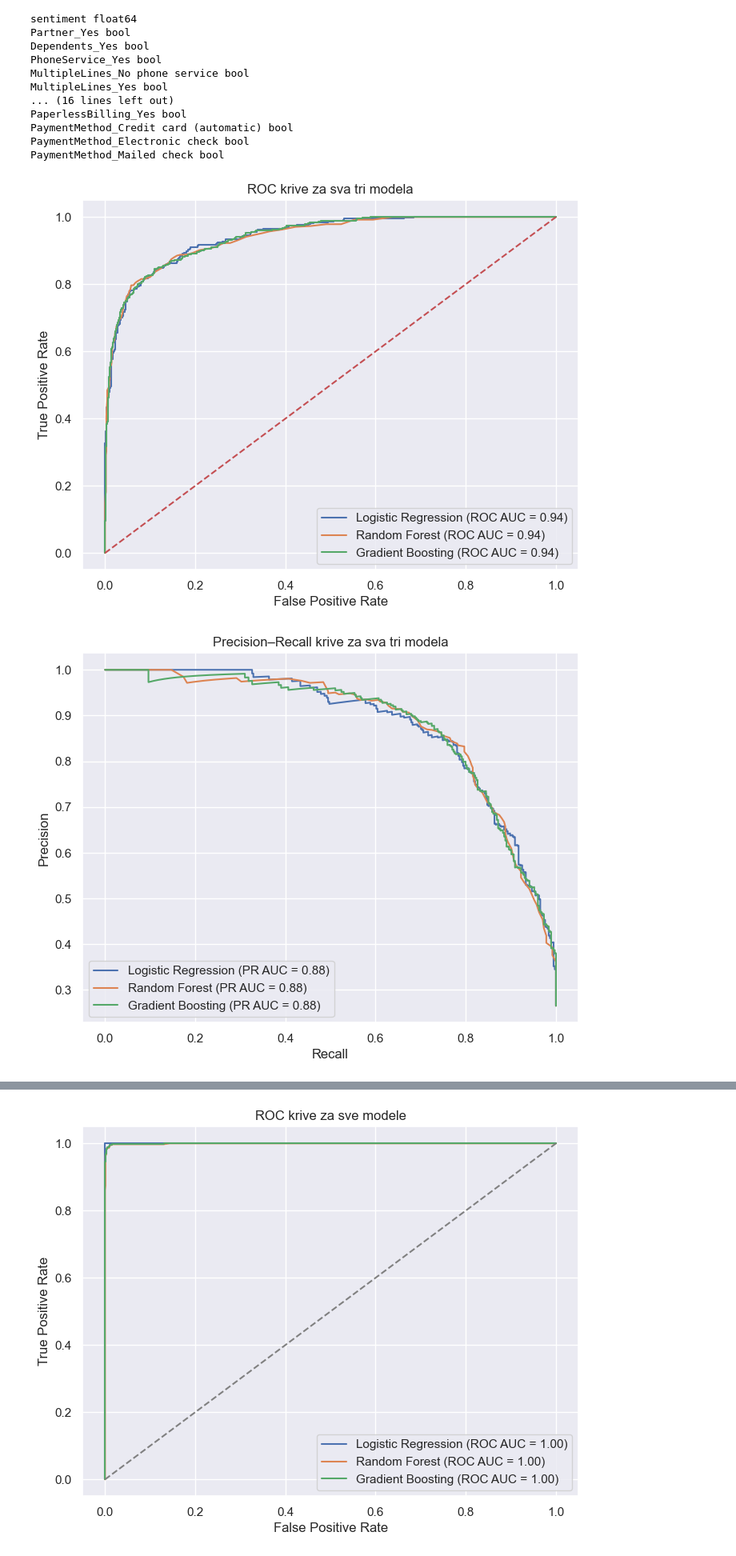
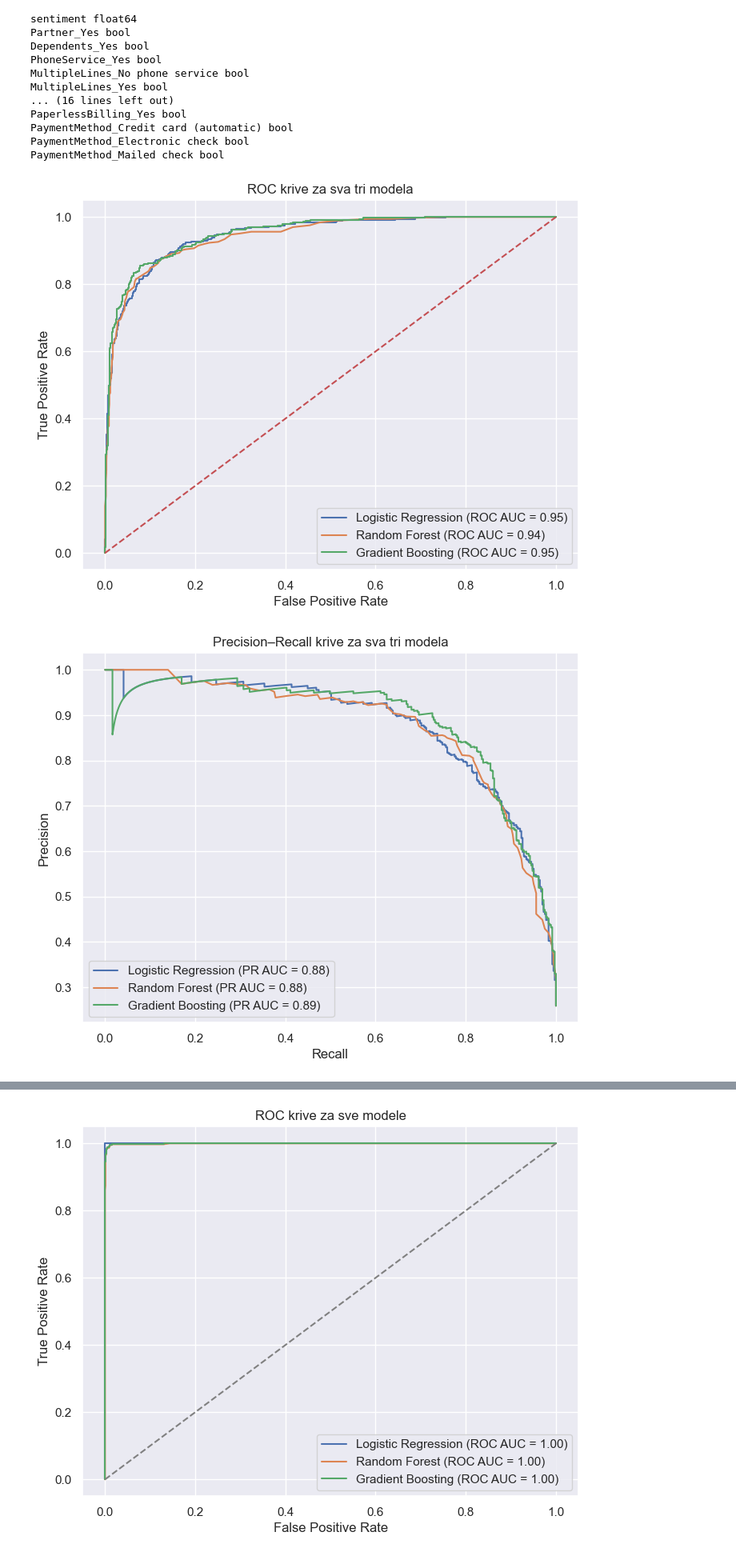
Before and after one commit to TeodoraTrkulja/Master-rad-Teodora, a Jupyter notebook: main_script.ipynb, the cells around one changed output, grey strips where cells are left out. Shown at 80% size. Drawn from its saved outputs; the diff is of its cells as text; code cells hidden in the pictures.

```diff
--- a/main_script.ipynb
+++ b/main_script.ipynb
@@ -440,9 +460,20 @@ train_processed = train_processed.drop('Churn', axis=1)
 #Ne nose nikakvu informaciju
 train_processed = train_processed.drop('gender', axis=1)
 train_processed = train_processed.drop('PromptInput', axis=1)
+
+
+#test dataset
+test_processed = test_processed.drop('customerID', axis=1)
+test_processed = test_processed.drop('HasFeedback', axis=1)
+test_processed = test_processed.drop('TotalCharges', axis=1)
+test_processed = test_processed.drop('Churn', axis=1)
+
+#Ne nose nikakvu informaciju
+test_processed = test_processed.drop('gender', axis=1)
+test_processed = test_processed.drop('PromptInput', axis=1)
 # %%
-for col in train_processed.columns:
-    print(col, train_processed[col].dtype)
+for col in test_processed.columns:
+    print(col, test_processed[col].dtype)
 # %% [output]
 SeniorCitizen int64
 Partner str
@@ -472,6 +503,10 @@ categorical_cols = [
 train_encoded = pd.get_dummies(train_processed,
                                columns=categorical_cols,
                                drop_first=True)
+
+test_encoded = pd.get_dummies(test_processed,
+                               columns=categorical_cols,
+                               drop_first=True)
 # %%
 train_encoded.head(1)
 # %% [output]
@@ -511,9 +546,12 @@ scaler = StandardScaler()
 train_scaled = train_encoded.copy()
 
 # Skaliramo numeričke kolone
-train_scaled[numeric_cols_clean] = scaler.fit_transform(train_scaled[numeric_cols_clean])
+scaler.fit(train_scaled[numeric_cols_clean])
+train_scaled[numeric_cols_clean] = scaler.transform(train_scaled[numeric_cols_clean])
+test_scaled = test_encoded.copy()
+test_scaled[numeric_cols_clean] = scaler.transform(test_scaled[numeric_cols_clean])
 
 # Provera: min, max i srednja vrednost
-train_scaled[numeric_cols_clean].describe()
+test_scaled[numeric_cols_clean].describe()
 # %% [output]
 |  | tenure | MonthlyCharges | feedback_length |
@@ -576,16 +626,14 @@ import seaborn as sns
 
 
 # ---- Dataset ----
-input_without_feedback = train_scaled.drop(["ChurnBinary", "CustomerFeedback"], axis=1)
-output_without_feedback = train_scaled["ChurnBinary"]
 
-input_train, input_test, output_train, output_test = train_test_split(
-    input_without_feedback,
-    output_without_feedback,
-    test_size=0.2,
-    random_state=42,
-    stratify=output_without_feedback
-)
+# ---- TRAIN ----
+input_train = train_scaled.drop(["ChurnBinary", "CustomerFeedback"], axis=1)
+output_train = train_scaled["ChurnBinary"]
+
+# ---- TEST ----
+input_test = test_scaled.drop(["ChurnBinary", "CustomerFeedback"], axis=1)
+output_test = test_scaled["ChurnBinary"]
 
 
 # ---- Lista modela ----
@@ -686,33 +734,33 @@ for name, model in models.items():
     cm = confusion_matrix(output_test, pred_test)
 
     plt.figure(figsize=(5,4))
     sns.heatmap(cm, annot=True, fmt="d", cmap="Blues")
     plt.title(f"{name} - Confusion Matrix")
     plt.ylabel("Actual")
     plt.xlabel("Predicted")
     plt.show()
 
     # Feature importance (samo za RF i GB)
     if name in ["Random Forest", "Gradient Boosting"]:
 
         importances = pd.Series(model.feature_importances_,
                                 index=input_train.columns)
 
         importances.sort_values().plot(kind="barh", figsize=(10,6))
         plt.title(f"{name} - Feature Importance")
         plt.show()
 
     results[name] = f1_test
 
 
 # ---- Rezime ----
 print("\n==============================")
 print("Test F1-score Summary:")
 print("==============================")
 
 for name, score in results.items():
     print(f"{name}: {score:.3f}")
 # %% [output]
-[figure, old version]
+[figure, new version]
-[figure, old version]
+[figure, new version]
 --- Logistic Regression ---
```
Also changed, not shown: parts of 34 cells of this notebook, 1 other file.
